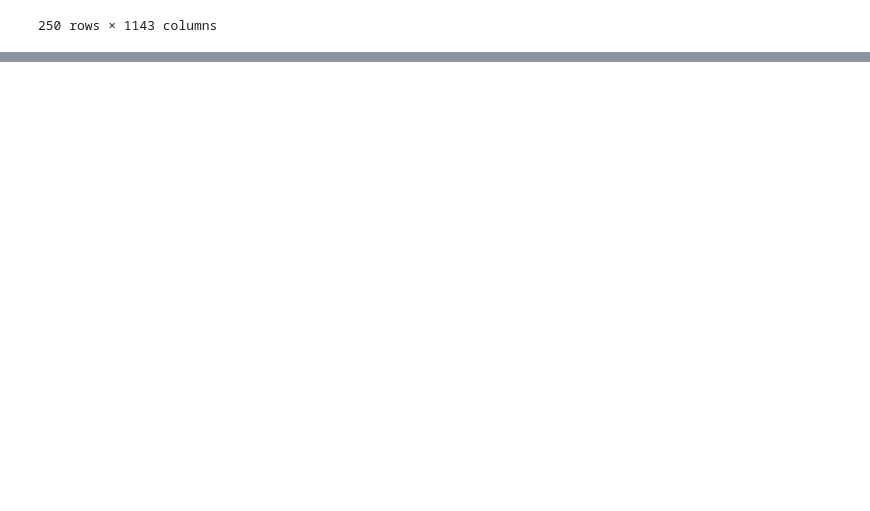
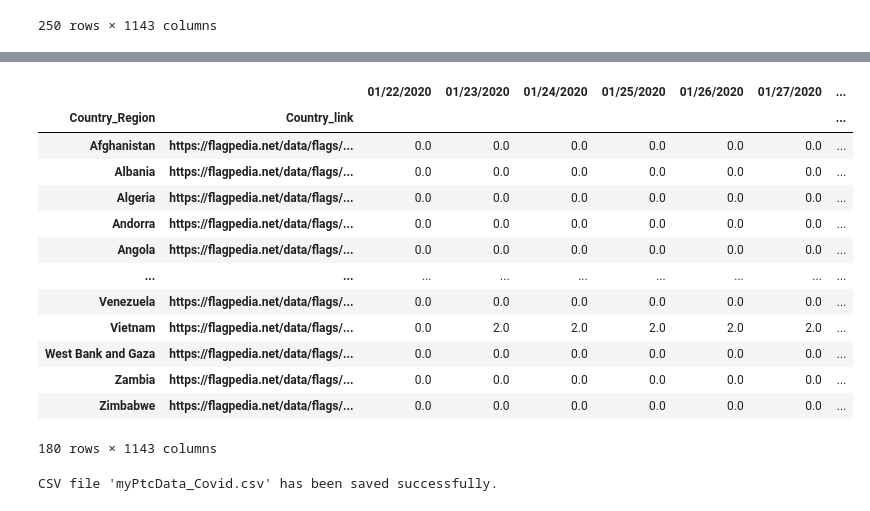
Before and after one commit to DongwheeKim90/myDataAnalysis, a Jupyter notebook: pandasPTC_COVID.ipynb, the cells around one changed output, grey strips where cells are left out. Drawn from its saved outputs; the diff is of its cells as text; code cells hidden in the pictures; blank space fills up the shorter version.

```diff
--- a/pandasPTC_COVID.ipynb
+++ b/pandasPTC_COVID.ipynb
@@ -202,0 +397,19 @@ country_data = country_data[["Country_Region", "Country_link"]]
+# %%
+# 국가별 코드 표준화 전처리 진행 : Denmark
+# Standardizing country code preprocessing for "Denmark"
+
+# "Denmark" 국가 데이터 조회
+# Retrieve country data where 'Country_Region' is "Denmark"
+country_data[country_data["Country_Region"]=="Denmark"]
+
+# "Denmark"인 행의 iso2 값을 "DK"로 설정
+# Set the 'iso2' value to "DK" for rows where 'Country_Region' is "Denmark"
+country_data.loc[country_data["Country_Region"]=="Denmark", "iso2"] = "DK"
+
+# 중복된 행 제거 (동일한 Country_Region과 iso2 조합 제거)
+# Remove duplicate rows (eliminating identical Country_Region and iso2 combinations)
+country_data = country_data.drop_duplicates()
+
+# "Denmark" 국가 코드 확인
+# Check the standardized "Denmark" country code
+country_data.loc[country_data["Country_Region"]=="Denmark", "iso2"]
@@ -249,0 +652,8 @@ final_data.dropna(subset=["Country_link"])
+# %%
+# 특정 컬럼("Country_link")에서 NaN 값이 있는 행 제거
+# Drop rows where the "Country_link" column has NaN values
+final_data = final_data.dropna(subset=["Country_link"])
+
+# 변경된 데이터프레임 확인
+# Display the updated DataFrame
+final_data.head()
@@ -249,0 +668,8 @@ final_data.dropna(subset=["Country_link"])
+# %%
+# "Country_Region" 및 "Country_link" 컬럼을 기준으로 그룹화하여 숫자 데이터만 합산
+# Grouping by "Country_Region" and "Country_link", summing only numeric columns
+final_data = final_data.groupby(["Country_Region", "Country_link"]).sum(numeric_only=True)
+
+# 변경된 데이터프레임 확인
+# Display the updated DataFrame
+final_data.head()
@@ -250,2 +685,17 @@ final_data.dropna(subset=["Country_link"])
 # %%
-final_data["Country_Region"].value_counts()
+final_data
+# %% [output]
+|  |  | 01/22/2020 | 01/23/2020 | 01/24/2020 | 01/25/2020 | 01/26/2020 | 01/27/2020 | ... |
+| Country_Region | Country_link |  |  |  |  |  |  | ... |
+| Afghanistan | https://flagpedia.net/data/flags/... | 0.0 | 0.0 | 0.0 | 0.0 | 0.0 | 0.0 | ... |
+| Albania | https://flagpedia.net/data/flags/... | 0.0 | 0.0 | 0.0 | 0.0 | 0.0 | 0.0 | ... |
+| Algeria | https://flagpedia.net/data/flags/... | 0.0 | 0.0 | 0.0 | 0.0 | 0.0 | 0.0 | ... |
+| Andorra | https://flagpedia.net/data/flags/... | 0.0 | 0.0 | 0.0 | 0.0 | 0.0 | 0.0 | ... |
+| Angola | https://flagpedia.net/data/flags/... | 0.0 | 0.0 | 0.0 | 0.0 | 0.0 | 0.0 | ... |
+| ... | ... | ... | ... | ... | ... | ... | ... | ... |
+| Venezuela | https://flagpedia.net/data/flags/... | 0.0 | 0.0 | 0.0 | 0.0 | 0.0 | 0.0 | ... |
+| Vietnam | https://flagpedia.net/data/flags/... | 0.0 | 2.0 | 2.0 | 2.0 | 2.0 | 2.0 | ... |
+| West Bank and Gaza | https://flagpedia.net/data/flags/... | 0.0 | 0.0 | 0.0 | 0.0 | 0.0 | 0.0 | ... |
+| Zambia | https://flagpedia.net/data/flags/... | 0.0 | 0.0 | 0.0 | 0.0 | 0.0 | 0.0 | ... |
+| Zimbabwe | https://flagpedia.net/data/flags/... | 0.0 | 0.0 | 0.0 | 0.0 | 0.0 | 0.0 | ... |
+180 rows × 1143 columns
@@ -253,0 +702,10 @@ final_data[final_data["Country_Region"]=="US"]
+# %%
+# 처리된 데이터를 CSV 파일로 저장
+# Save the processed data to a CSV file
+final_data.to_csv("myPtcData_Covid.csv")
+
+# 파일 저장 완료 메시지 출력
+# Print confirmation message after saving the file
+print("CSV file 'myPtcData_Covid.csv' has been saved successfully.")
+# %% [output]
+CSV file 'myPtcData_Covid.csv' has been saved successfully.
```
Also changed, not shown: parts of 53 cells of this notebook.
